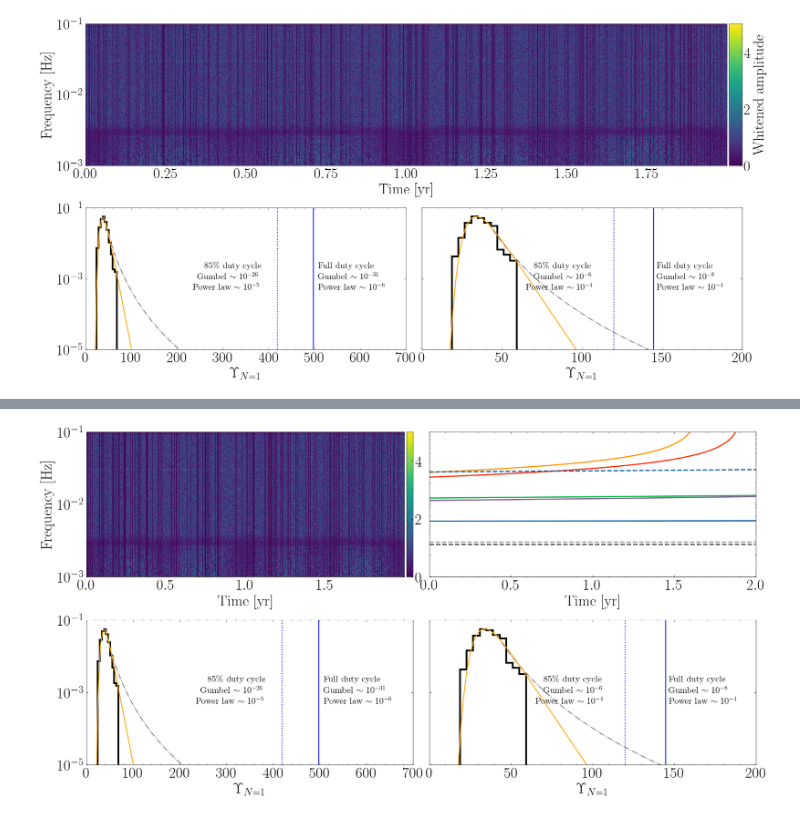
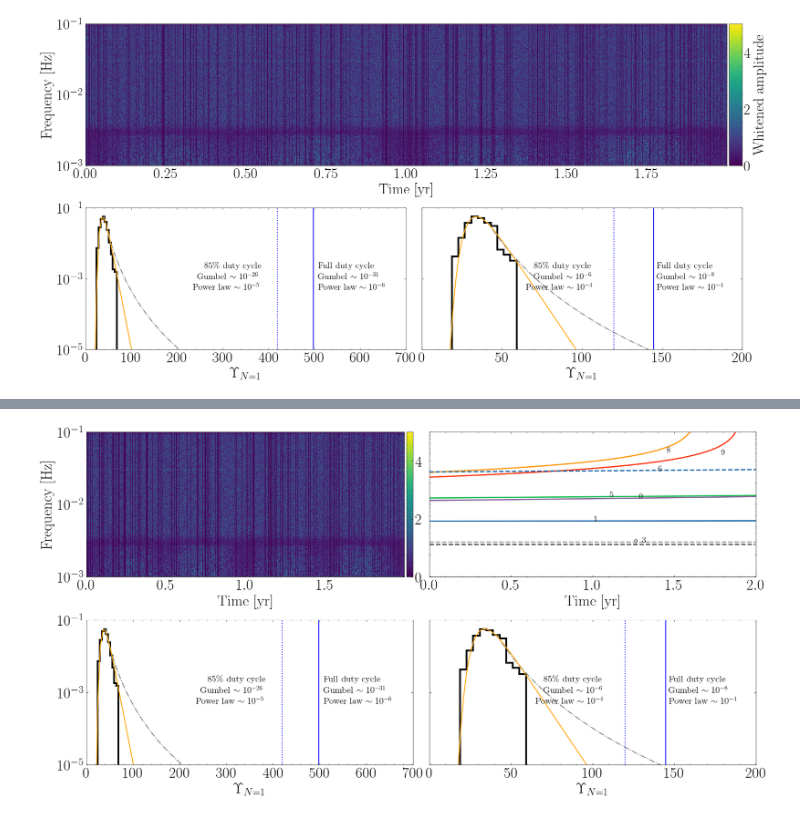
Before and after one commit to dig07/Yorsh-End-to-end-search, a Jupyter notebook: Fig2/GAPs+FAP.ipynb, the cells around one changed output, grey strips where cells are left out. Drawn from its saved outputs; the diff is of its cells as text; code cells hidden in the pictures.

Commit message:
Added labels to top right panel of Fig.2

```diff
--- a/Fig2/GAPs+FAP.ipynb
+++ b/Fig2/GAPs+FAP.ipynb
@@ -345,12 +347,28 @@ ax0.set_ylabel('Frequency [Hz]')
 
 ax0_1 = fig.add_subplot(gs[0, 1],sharey=ax0)
 
-for Name, tf in zip(list(Observable_sources.keys()),list(Observable_sources.values())):
-    times,freqs = tf
-    ax0_1.plot(times/(365.25*24*60*60),freqs,lw=2,ls='-',label=Name)
-for Name, tf in zip(list(Unobservable_sources.keys()),list(Unobservable_sources.values())):
-    times,freqs = tf
-    ax0_1.plot(times/(365.25*24*60*60),freqs,lw=2,ls='--',label=Name)
+for i, (Name, tf) in enumerate(zip(list(Observable_sources.keys()), list(Observable_sources.values()))):
+    times, freqs = tf
+    ax0_1.plot(times/(365.25*24*60*60), freqs, lw=2, ls='-')
+    idx = len(times) // 2
+    x = times[idx]/(365.25*24*60*60) + i * offset
+    y = freqs[idx]
+    ax0_1.annotate(Name[-1],
+                xy=(x, y),
+                fontsize=14, color='black')
+
+for j, (Name, tf) in enumerate(zip(list(Unobservable_sources.keys()), list(Unobservable_sources.values()))):
+    times, freqs = tf
+    ax0_1.plot(times/(365.25*24*60*60), freqs, lw=2, ls='--')
+    idx = len(times) // 2
+    x = times[idx]/(365.25*24*60*60) + (j + len(Observable_sources)) * offset
+    y = freqs[idx]
+    ax0_1.annotate(Name[-1],
+                xy=(x, y),
+                fontsize=14, color='black')
+
+
+
 # ax0_1.legend(fontsize=15)
 ax0_1.tick_params(labelleft=False)
 ax0_1.set_xlim(0,2)
@@ -437,31 +455,31 @@ popt_gumbel,pcov = scipy.optimize.curve_fit(gumbal_func,bin_midpoints,counts)
 ax2.plot(bins_detailed,gumbal_func(bins_detailed,*popt_gumbel),color='orange',lw=1.5)
 
 
 ax2.axvline(max_ungapped_1,color='b',lw=1.5,label='Full duty cycle')
 ax2.axvline(max_gapped_1,color='b',ls=':',lw=1.5,label=r'85\% duty cycle')
 
 ax2.text(max_ungapped_1+2,2.e-3,r'Full duty cycle',fontsize=15)
 ax2.text(max_ungapped_1+2,1.e-3,r'Gumbel $\sim 10^{-8}$',fontsize=15)
 ax2.text(max_ungapped_1+2,5.e-4,r'Power law $\sim 10^{-4}$',fontsize=15)
 
 ax2.text(max_gapped_1-50,2.e-3,r'85\% duty cycle',fontsize=15)
 ax2.text(max_gapped_1-50,1.e-3,r'Gumbel $\sim 10^{-6}$',fontsize=15)
 ax2.text(max_gapped_1-55,5.e-4,r'Power law $\sim 10^{-4}$',fontsize=15)
 
 ax2.semilogy()
 ax2.set_xlim(0,200)
 ax2.set_xlabel(r'$\Upsilon_{N=1}$')
 ax2.set_ylim(1.e-5,0.1)
 
 ##################################
 
 # Clear up space a bit
 plt.subplots_adjust(hspace=0.3)
 
 # Squish two plots together
 plt.subplots_adjust(wspace=0.05)
 
 plt.savefig('Gaps+False_alarm_4_fig.pdf')
 plt.show()
 # %% [output]
-[figure, old version]
+[figure, new version]
```
Also changed, not shown: parts of 1 cell of this notebook, 6 other files.
